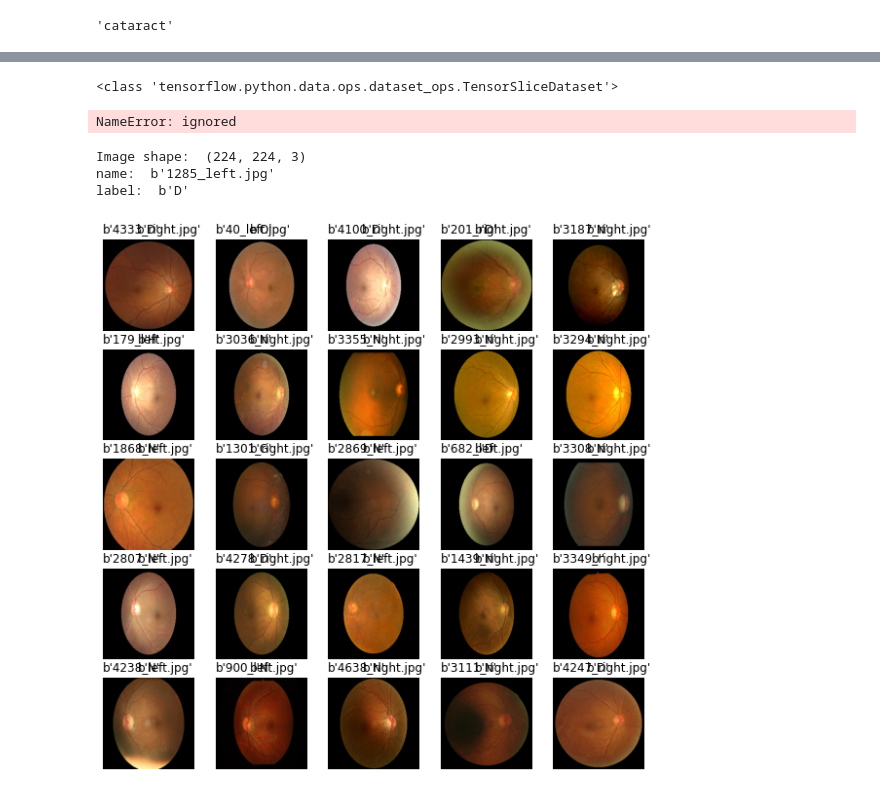
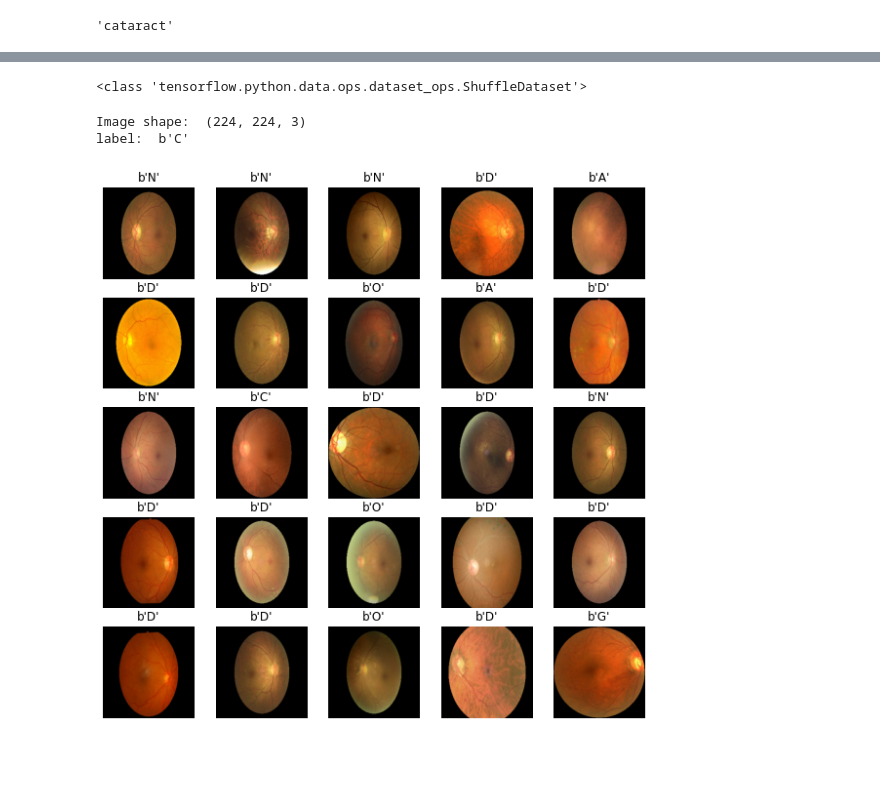
Before and after one commit to GrzegorzMeller/AlgorithmsForMassiveData, a Jupyter notebook: OCULAR_DISEASE_RECOGNITION.ipynb, the cells around one changed output, grey strips where cells are left out. Saved outputs shown, nothing was run; the diff lists cells and outputs as text; code cells hidden in the pictures; blank space fills up the shorter version.

Commit message:
Implemented data labeling with good speed

```diff
--- a/OCULAR_DISEASE_RECOGNITION.ipynb
+++ b/OCULAR_DISEASE_RECOGNITION.ipynb
@@ -99,7 +99,8 @@ b'ODIR-5K/Training Images/2485_right-N.jpg'
 # %%
 def get_label(name):
-  parts = tf.strings.split(file_path, os.path.sep)
-  return parts[-1]
+  parts = tf.strings.split(name, sep="-")
+  label = tf.strings.split(parts[-1], sep=".")
+  return label[0]
 # %%
 def get_name(file_path):
   parts = tf.strings.split(file_path, os.path.sep)
@@ -114,29 +115,26 @@ def decode_img(img):
   return tf.image.resize(img, [IMG_WIDTH, IMG_HEIGHT])
 
 def process_path(file_path):
-  #name = get_name(file_path)
-  label = get_label(file_path)
+  name = get_name(file_path)
+  label = get_label(name)
   # load the raw data from the file as a string
-  #img = tf.io.read_file(file_path)
-  #img = decode_img(img)
-  return label
+  img = tf.io.read_file(file_path)
+  img = decode_img(img)
+  return img, label
 # %%
 # Set `num_parallel_calls` so multiple images are loaded/processed in parallel.
 print(type(list_ds))
 AUTOTUNE = tf.data.experimental.AUTOTUNE
 named_ds = list_ds.map(process_path, num_parallel_calls=AUTOTUNE)
 # %% [output]
-<class 'tensorflow.python.data.ops.dataset_ops.TensorSliceDataset'>
+<class 'tensorflow.python.data.ops.dataset_ops.ShuffleDataset'>
-NameError: ignored
 # %%
-for image, name, label in named_ds.take(1):
+for image, label in named_ds.take(1):
   print("Image shape: ", image.numpy().shape)
-  print("name: ", name.numpy())
   print('label: ', label.numpy())
 # %% [output]
 Image shape:  (224, 224, 3)
-name:  b'1285_left.jpg'
-label:  b'D'
+label:  b'C'
 # %%
 def prepare_for_training(ds, cache=True, shuffle_buffer_size=1000):
   # This is a small dataset, only load it once, and keep it in memory.
@@ -163,19 +161,18 @@ def prepare_for_training(ds, cache=True, shuffle_buffer_size=1000):
 # %%
 train_ds = prepare_for_training(named_ds)
 
-image_batch, name_batch, label_batch = next(iter(train_ds))
+image_batch, label_batch = next(iter(train_ds))
 # %%
-def show_batch(image_batch, name_batch, label_batch):
+def show_batch(image_batch,  label_batch):
   plt.figure(figsize=(10,10))
   for n in range(25):
       ax = plt.subplot(5,5,n+1)
       plt.imshow(image_batch[n])
       plt.title(label_batch[n], loc='center')
-      plt.title(name_batch[n], loc='left')
       plt.axis('off')
 # %%
-show_batch(image_batch.numpy(), name_batch.numpy(), label_batch.numpy())
+show_batch(image_batch.numpy(), label_batch.numpy())
 # %% [output]
-[figure, old version]
+[figure, new version]
 # %%
 !rm -rf ODIR-5K/
```
Also changed, not shown: parts of 1 cell of this notebook.
